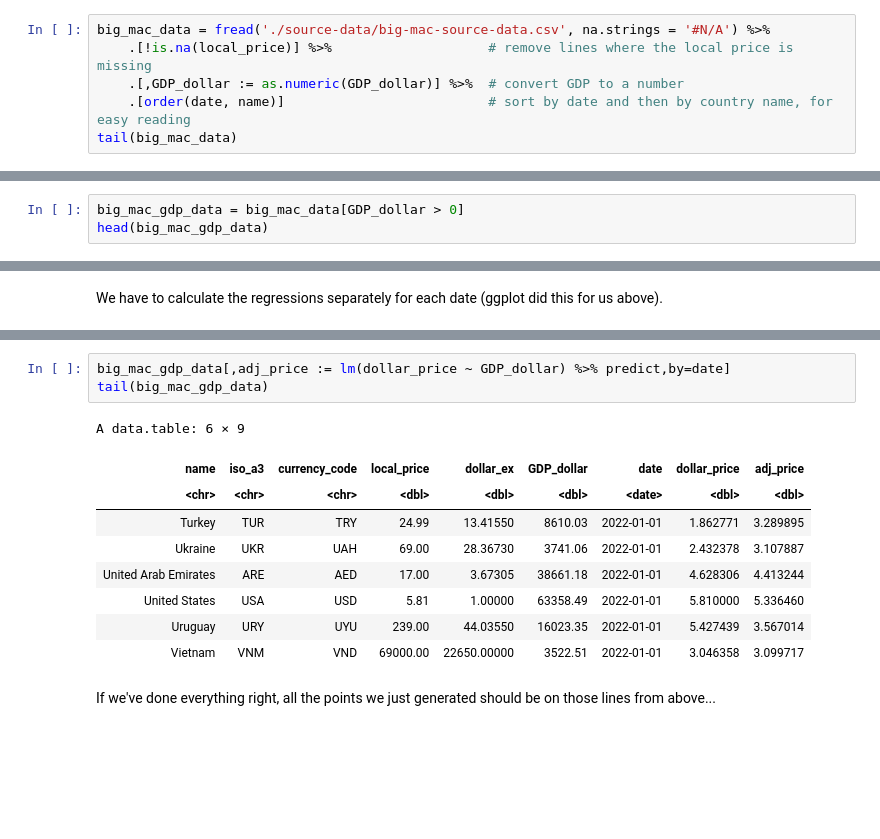
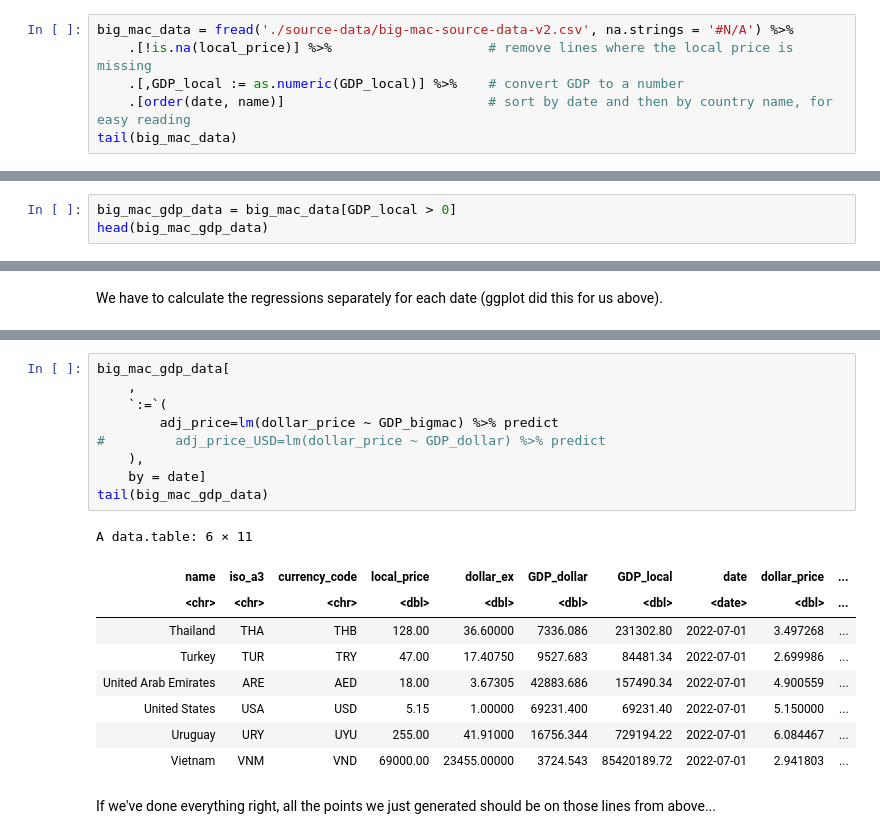
Before and after one commit to TheEconomist/big-mac-data, a Jupyter notebook: Big Mac data generator.ipynb, the cells around one changed output, grey strips where cells are left out. Cells and saved outputs as stored; diff of their text form; blank space fills up the shorter version.

```diff
--- a/Big Mac data generator.ipynb
+++ b/Big Mac data generator.ipynb
@@ -38,9 +38,9 @@ big_mac_countries = c('ARG', 'AUS', 'BRA', 'GBR', 'CAN', 'CHL', 'CHN', 'CZE', 'D
 # %% [markdown]
 Our raw data sheet, compiled every six months, contains three sets of data: the local price of a Big Mac, the exchange rate of the local currency to the US dollar, and the GDP per person of the country (in US dollars). We have these data compiled into a single file already, so we can just load it:
 # %%
-big_mac_data = fread('./source-data/big-mac-source-data.csv', na.strings = '#N/A') %>%
+big_mac_data = fread('./source-data/big-mac-source-data-v2.csv', na.strings = '#N/A') %>%
     .[!is.na(local_price)] %>%                    # remove lines where the local price is missing
-    .[,GDP_dollar := as.numeric(GDP_dollar)] %>%  # convert GDP to a number
+    .[,GDP_local := as.numeric(GDP_local)] %>%    # convert GDP to a number
     .[order(date, name)]                          # sort by date and then by country name, for easy reading
 tail(big_mac_data)
 # %% [output]
@@ -137,6 +137,6 @@ While the Big Mac index is a refreshingly simple way of thinking about relative
 # %% [markdown]
 We'll start out by only picking the countries where we have GDP data.
 # %%
-big_mac_gdp_data = big_mac_data[GDP_dollar > 0]
+big_mac_gdp_data = big_mac_data[GDP_local > 0]
 head(big_mac_gdp_data)
 # %% [output]
@@ -193,16 +232,22 @@ We have to calculate the regressions separately for each date (ggplot did this f
 # %%
-big_mac_gdp_data[,adj_price := lm(dollar_price ~ GDP_dollar) %>% predict,by=date]
+big_mac_gdp_data[
+    ,
+    `:=`(
+        adj_price=lm(dollar_price ~ GDP_bigmac) %>% predict
+#         adj_price_USD=lm(dollar_price ~ GDP_dollar) %>% predict
+    ),
+    by = date]
 tail(big_mac_gdp_data)
 # %% [output]
-A data.table: 6 × 9
+A data.table: 6 × 11
-| name | iso_a3 | currency_code | local_price | dollar_ex | GDP_dollar | date | dollar_price | adj_price |
-| <chr> | <chr> | <chr> | <dbl> | <dbl> | <dbl> | <date> | <dbl> | <dbl> |
-| Turkey | TUR | TRY | 24.99 | 13.41550 | 8610.03 | 2022-01-01 | 1.862771 | 3.289895 |
-| Ukraine | UKR | UAH | 69.00 | 28.36730 | 3741.06 | 2022-01-01 | 2.432378 | 3.107887 |
-| United Arab Emirates | ARE | AED | 17.00 | 3.67305 | 38661.18 | 2022-01-01 | 4.628306 | 4.413244 |
-| United States | USA | USD | 5.81 | 1.00000 | 63358.49 | 2022-01-01 | 5.810000 | 5.336460 |
-| Uruguay | URY | UYU | 239.00 | 44.03550 | 16023.35 | 2022-01-01 | 5.427439 | 3.567014 |
-| Vietnam | VNM | VND | 69000.00 | 22650.00000 | 3522.51 | 2022-01-01 | 3.046358 | 3.099717 |
+| name | iso_a3 | currency_code | local_price | dollar_ex | GDP_dollar | GDP_local | date | dollar_price | ... |
+| <chr> | <chr> | <chr> | <dbl> | <dbl> | <dbl> | <dbl> | <date> | <dbl> | ... |
+| Thailand | THA | THB | 128.00 | 36.60000 | 7336.086 | 231302.80 | 2022-07-01 | 3.497268 | ... |
+| Turkey | TUR | TRY | 47.00 | 17.40750 | 9527.683 | 84481.34 | 2022-07-01 | 2.699986 | ... |
+| United Arab Emirates | ARE | AED | 18.00 | 3.67305 | 42883.686 | 157490.34 | 2022-07-01 | 4.900559 | ... |
+| United States | USA | USD | 5.15 | 1.00000 | 69231.400 | 69231.40 | 2022-07-01 | 5.150000 | ... |
+| Uruguay | URY | UYU | 255.00 | 41.91000 | 16756.344 | 729194.22 | 2022-07-01 | 6.084467 | ... |
+| Vietnam | VNM | VND | 69000.00 | 23455.00000 | 3724.543 | 85420189.72 | 2022-07-01 | 2.941803 | ... |
 # %% [markdown]
 If we've done everything right, all the points we just generated should be on those lines from above...
 # %%
```
Also changed, not shown: parts of 17 cells of this notebook, 7 other files.
